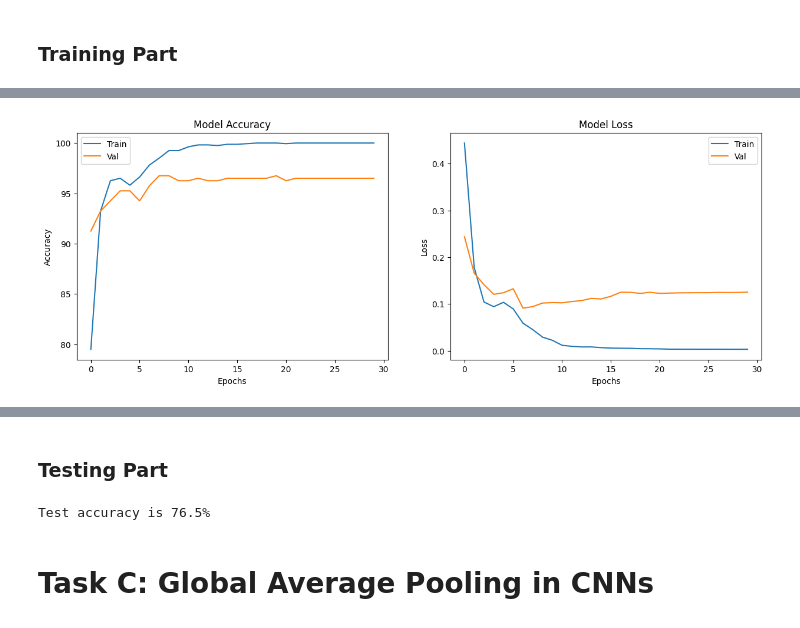
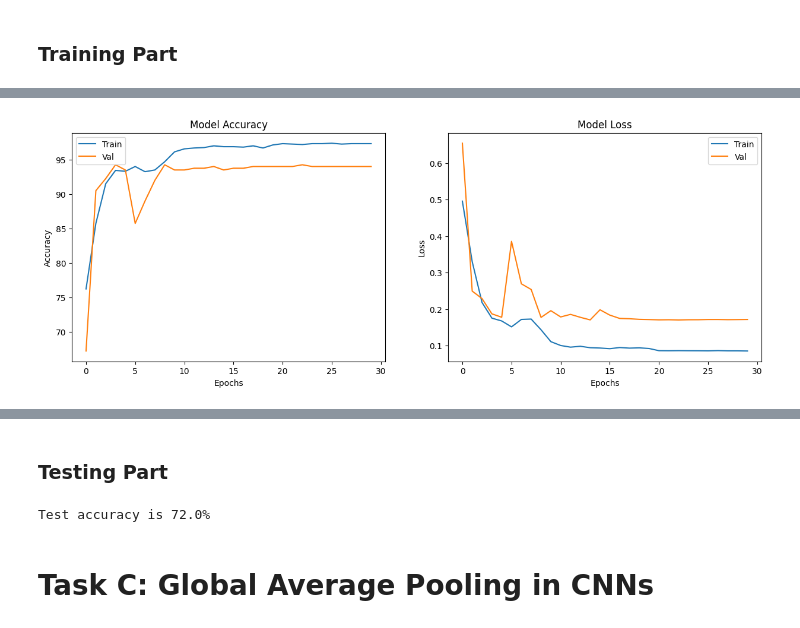
Before and after one commit to HD666g/NTHU_2023_DLBOI_HW, a Jupyter notebook: HW3/hw3_report.ipynb, the cells around one changed output, grey strips where cells are left out. Drawn from its saved outputs; the diff is of its cells as text; code cells hidden in the pictures.

```diff
--- a/HW3/hw3_report.ipynb
+++ b/HW3/hw3_report.ipynb
@@ -399,7 +403,7 @@ val_accuracies = []
 epochs = 30
 
 # Change you model here
-model = LinearModel()
+model = ConvModel()
 print(model)
 model = model.cuda()
 
@@ -409,7 +413,7 @@ best_val_acc = -1
 criterion = nn.BCEWithLogitsLoss()
 optimizer = optim.Adam(model.parameters(), lr=1e-3)
 # lr_scheduler = CosineAnnealingLR(optimizer, T_max=len(train_loader)*epochs, eta_min=0)
-lr_scheduler = StepLR(optimizer, step_size=5, gamma=0.1)
+lr_scheduler = StepLR(optimizer, step_size=10, gamma=0.1)
 
 for epoch in tqdm(range(epochs)):
     # Training
@@ -596,7 +600,7 @@ best_val_acc = -1
 criterion = nn.BCEWithLogitsLoss()
 optimizer = optim.Adam(model.parameters(), lr=1e-3)
 # lr_scheduler = CosineAnnealingLR(optimizer, T_max=len(train_loader)*epochs, eta_min=0)
-lr_scheduler = StepLR(optimizer, step_size=5, gamma=0.1)
+lr_scheduler = StepLR(optimizer, step_size=10, gamma=0.1)
 
 for epoch in tqdm(range(epochs)):
     # Training
@@ -696,32 +700,29 @@ Epoch 30/30, Train loss: 0.0888, Train acc: 97.25%, Val loss: 0.1733, Val acc: 9
 # %%
 import matplotlib.pyplot as plt
 from google.colab import files
 
 fig, ax = plt.subplots(1, 2, figsize=(15, 5))
 
 # Plotting training and validation accuracy
 ax[0].plot(train_accuracies)
 ax[0].plot(val_accuracies)
 ax[0].set_title('Model Accuracy')
 ax[0].set_xlabel('Epochs')
 ax[0].set_ylabel('Accuracy')
 ax[0].legend(['Train', 'Val'])
 
 # Plotting training and validation loss
 ax[1].plot(train_losses)
 ax[1].plot(val_losses)
 ax[1].set_title('Model Loss')
 ax[1].set_xlabel('Epochs')
 ax[1].set_ylabel('Loss')
 ax[1].legend(['Train', 'Val'])
-
-
-plt.savefig('1BConv_train.png')
-
+plt.savefig('1BANN_train.png')
 plt.show()
-files.download('1BConv_train.png')
+files.download('1BANN_train.png')
 # %% [output]
-[figure, old version]
+[figure, new version]
 [interactive output not drawn]
 [interactive output not drawn]
 # %% [markdown]
@@ -754,7 +755,7 @@ with torch.no_grad():
 
 print(f'Test accuracy is {100. * test_correct / test_total}%')
 # %% [output]
-Test accuracy is 76.5%
+Test accuracy is 72.0%
 # %% [markdown]
 # Task C: Global Average Pooling in CNNs
 # %% [markdown]
```
Also changed, not shown: parts of 10 cells of this notebook.
